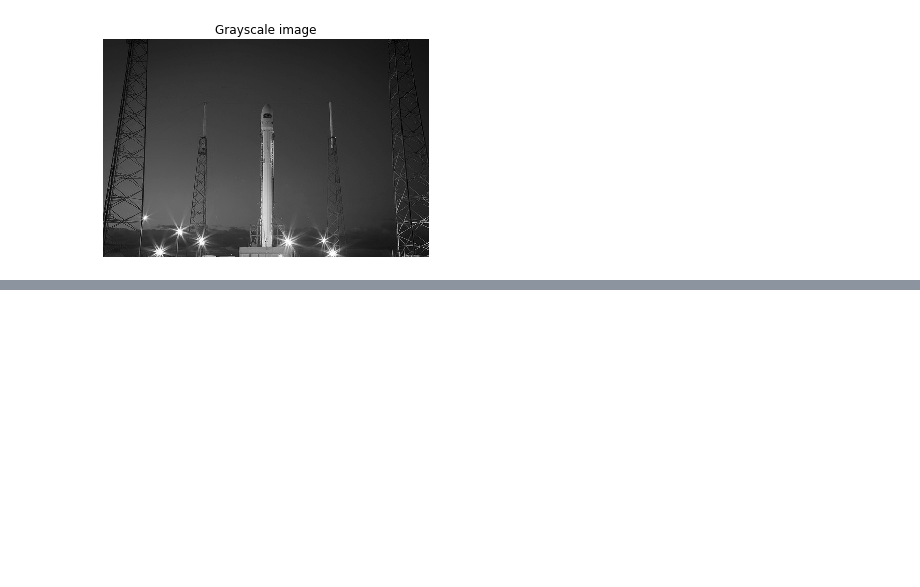
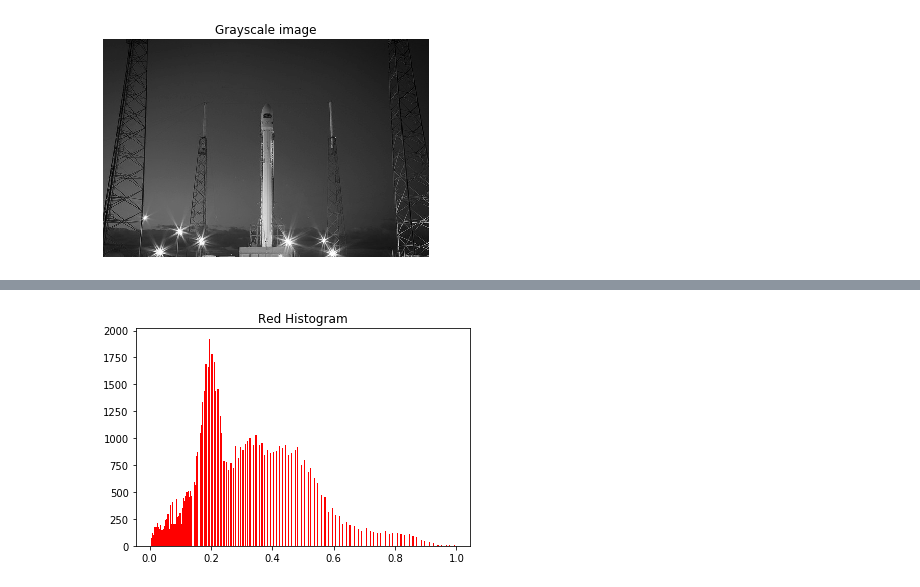
Before and after one commit to goodboychan/datacamp_repo, a Jupyter notebook: Image.Processing.in.Python/Introducing-Image-Processing-and-scikit-image.ipynb, the cells around one changed output, grey strips where cells are left out. Cells and saved outputs as stored; diff of their text form; code cells hidden in the pictures; blank space fills up the shorter version.

```diff
--- a/Image.Processing.in.Python/Introducing-Image-Processing-and-scikit-image.ipynb
+++ b/Image.Processing.in.Python/Introducing-Image-Processing-and-scikit-image.ipynb
@@ -75,0 +103,13 @@ show_image(gray_scaled_rocket, 'Grayscale image')
+# %%
+image = plt.imread('./dataset/portrait.png')
+
+# Obtain the red channel
+red_channel = image[:, :, 0]
+
+# Plot the the red histogram with bins in a range of 256
+plt.hist(red_channel.ravel(), bins=256, color='red');
+
+# Set title
+plt.title('Red Histogram');
+# %% [output]
+[figure, added]
```
Also changed, not shown: parts of 16 cells of this notebook, 6 other files.
